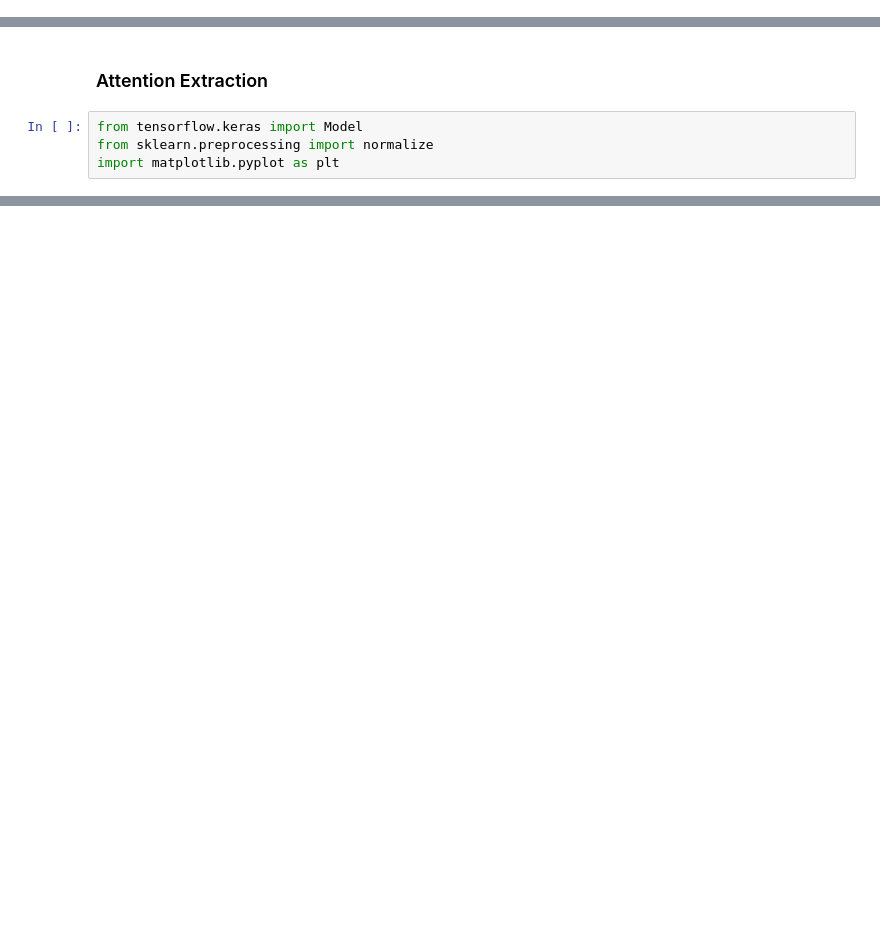
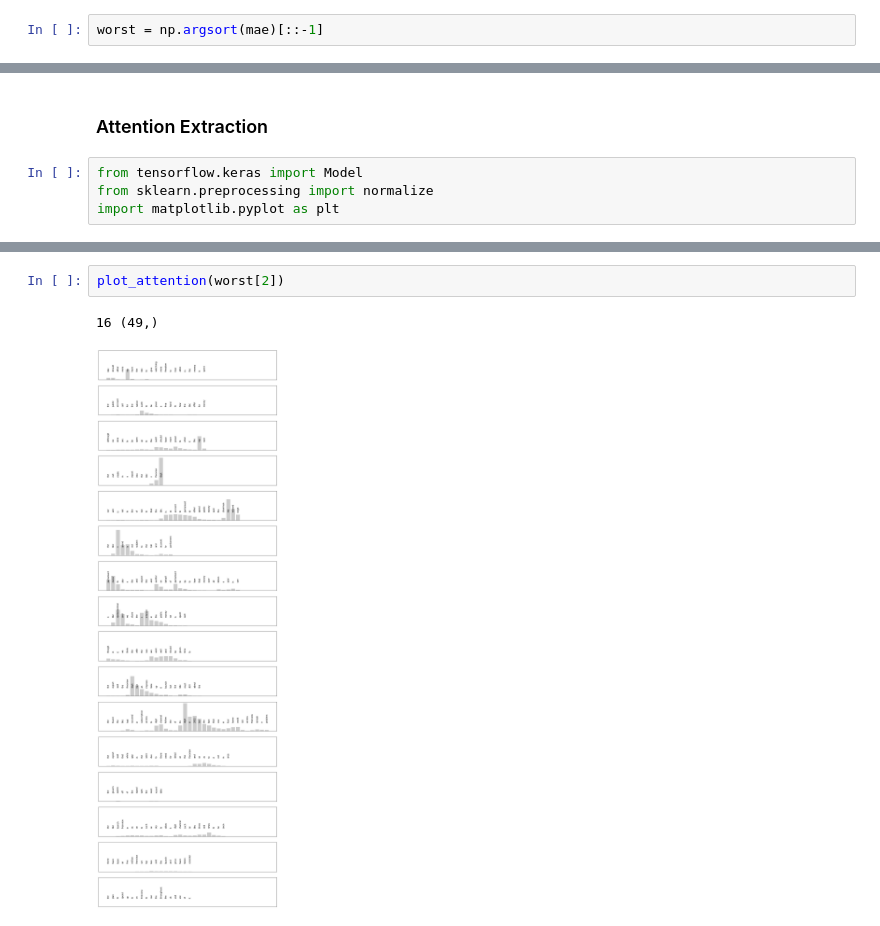
Before and after one commit to zombie-einstein/attention_network, a Jupyter notebook: tf2_design.ipynb, the cells around one changed output, grey strips where cells are left out. Saved outputs shown, nothing was run; the diff lists cells and outputs as text; blank space fills up the shorter version.

```diff
--- a/tf2_design.ipynb
+++ b/tf2_design.ipynb
@@ -300,0 +309,2 @@ tech                     :0.0000
+# %%
+worst = np.argsort(mae)[::-1]
@@ -352,4 +407,9 @@ def plot_attention(n):
                 ax.text(rects[k].get_x() + rects[k].get_width()/2., 0.5, l, ha='center', va='bottom')
 
     plt.show()
+# %%
+plot_attention(worst[2])
+# %% [output]
+16 (49,)
+[figure, added]
 # %%
```
Also changed, not shown: parts of 11 cells of this notebook, 1 other file.
